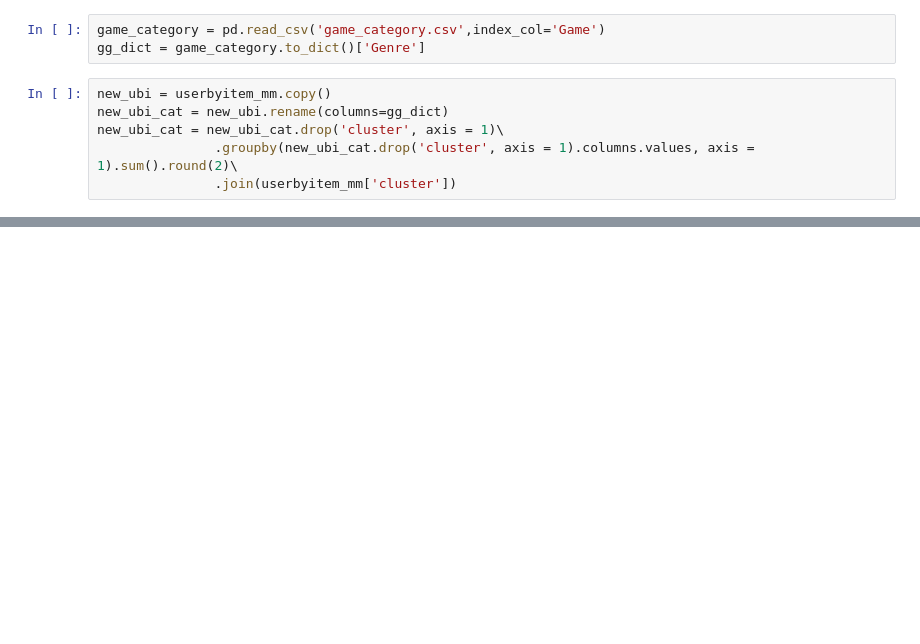
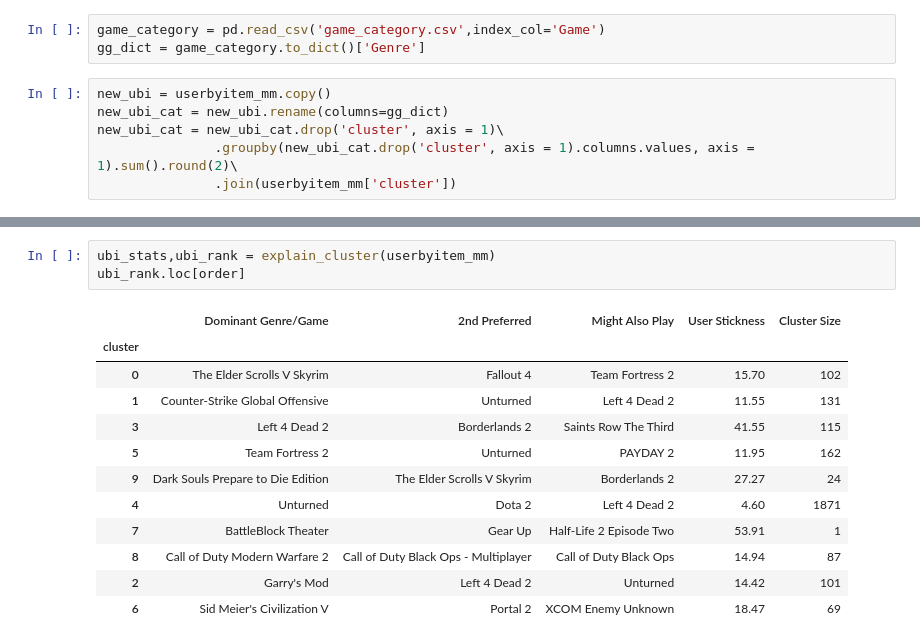
Before and after one commit to haohe1113/Steam-Game-Rcmd-Engine, a Jupyter notebook: steam_market_segmentation.ipynb, the cells around one changed output, grey strips where cells are left out. Drawn from its saved outputs; the diff is of its cells as text; blank space fills up the shorter version.

```diff
--- a/steam_market_segmentation.ipynb
+++ b/steam_market_segmentation.ipynb
@@ -320,0 +316,16 @@ genre_stats
+# %%
+ubi_stats,ubi_rank = explain_cluster(userbyitem_mm)
+ubi_rank.loc[order]
+# %% [output]
+|  | Dominant Genre/Game | 2nd Preferred | Might Also Play | User Stickness | Cluster Size |
+| cluster |  |  |  |  |  |
+| 0 | The Elder Scrolls V Skyrim | Fallout 4 | Team Fortress 2 | 15.70 | 102 |
+| 1 | Counter-Strike Global Offensive | Unturned | Left 4 Dead 2 | 11.55 | 131 |
+| 3 | Left 4 Dead 2 | Borderlands 2 | Saints Row The Third | 41.55 | 115 |
+| 5 | Team Fortress 2 | Unturned | PAYDAY 2 | 11.95 | 162 |
+| 9 | Dark Souls Prepare to Die Edition | The Elder Scrolls V Skyrim | Borderlands 2 | 27.27 | 24 |
+| 4 | Unturned | Dota 2 | Left 4 Dead 2 | 4.60 | 1871 |
+| 7 | BattleBlock Theater | Gear Up | Half-Life 2 Episode Two | 53.91 | 1 |
+| 8 | Call of Duty Modern Warfare 2 | Call of Duty Black Ops - Multiplayer | Call of Duty Black Ops | 14.94 | 87 |
+| 2 | Garry's Mod | Left 4 Dead 2 | Unturned | 14.42 | 101 |
+| 6 | Sid Meier's Civilization V | Portal 2 | XCOM Enemy Unknown | 18.47 | 69 |
```
Also changed, not shown: parts of 11 cells of this notebook, 4 other files.
